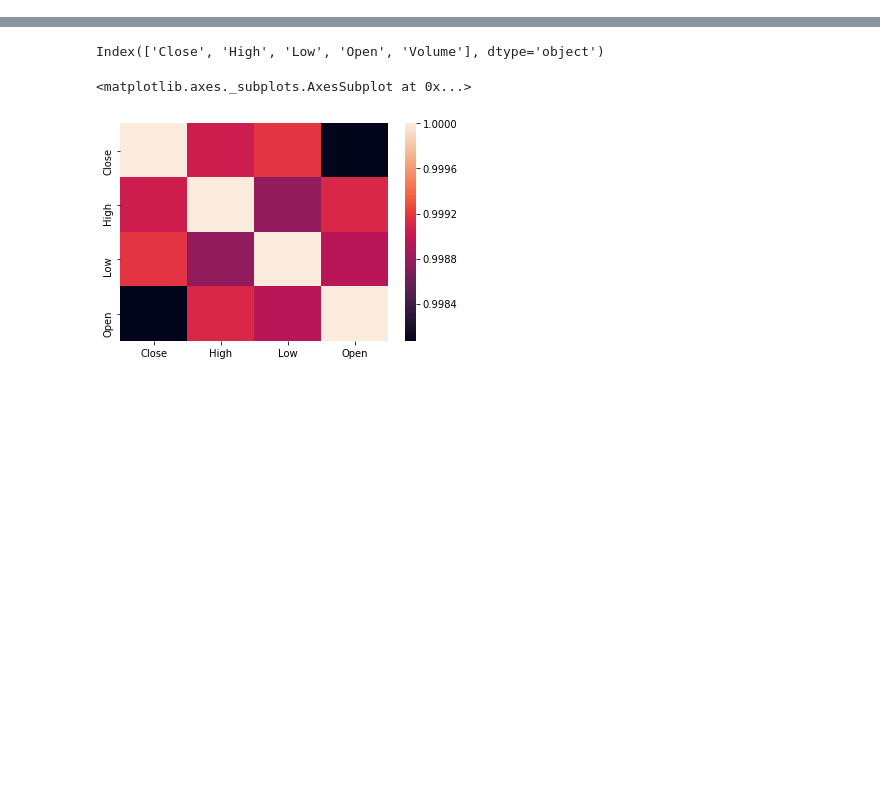
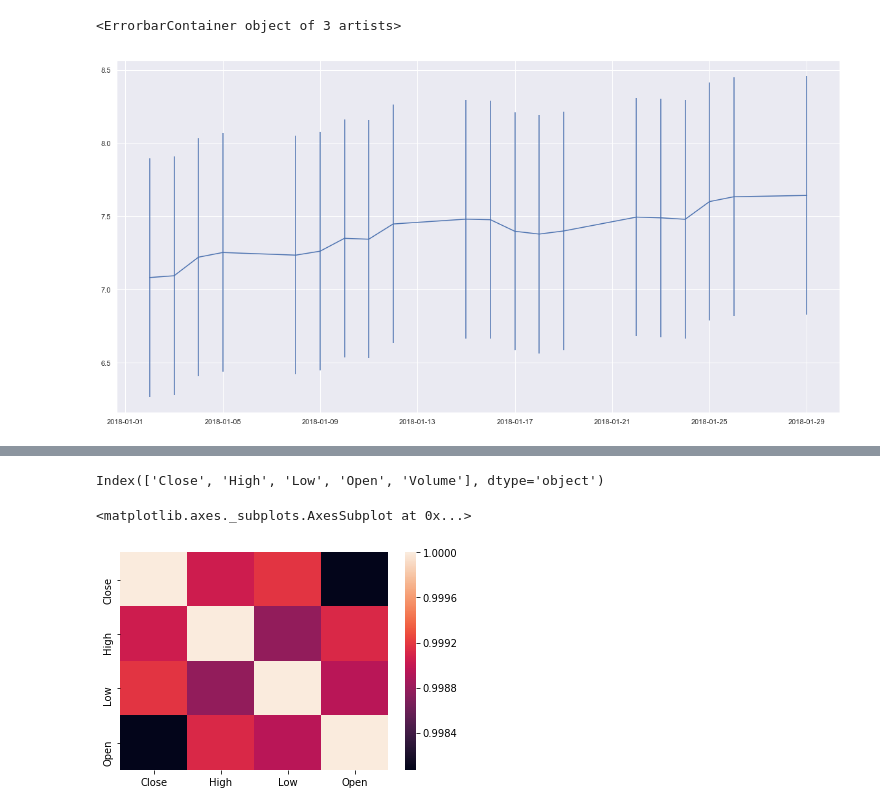
Before and after one commit to ajmal017/tcue, a Jupyter notebook: notebooks/tcue_201907.ipynb, the cells around one changed output, grey strips where cells are left out. Drawn from its saved outputs; the diff is of its cells as text; code cells hidden in the pictures; blank space fills up the shorter version.

```diff
--- a/notebooks/tcue_201907.ipynb
+++ b/notebooks/tcue_201907.ipynb
@@ -30,0 +57,7 @@ df.describe()
+# %%
+plt.figure(figsize=(20, 10))
+
+plt.errorbar(df.index[:20], df[:20]['Close'], df.loc[:, 'Close'].std())
+# %% [output]
+<ErrorbarContainer object of 3 artists>
+[figure, added]
```
Also changed, not shown: parts of 30 cells of this notebook.
